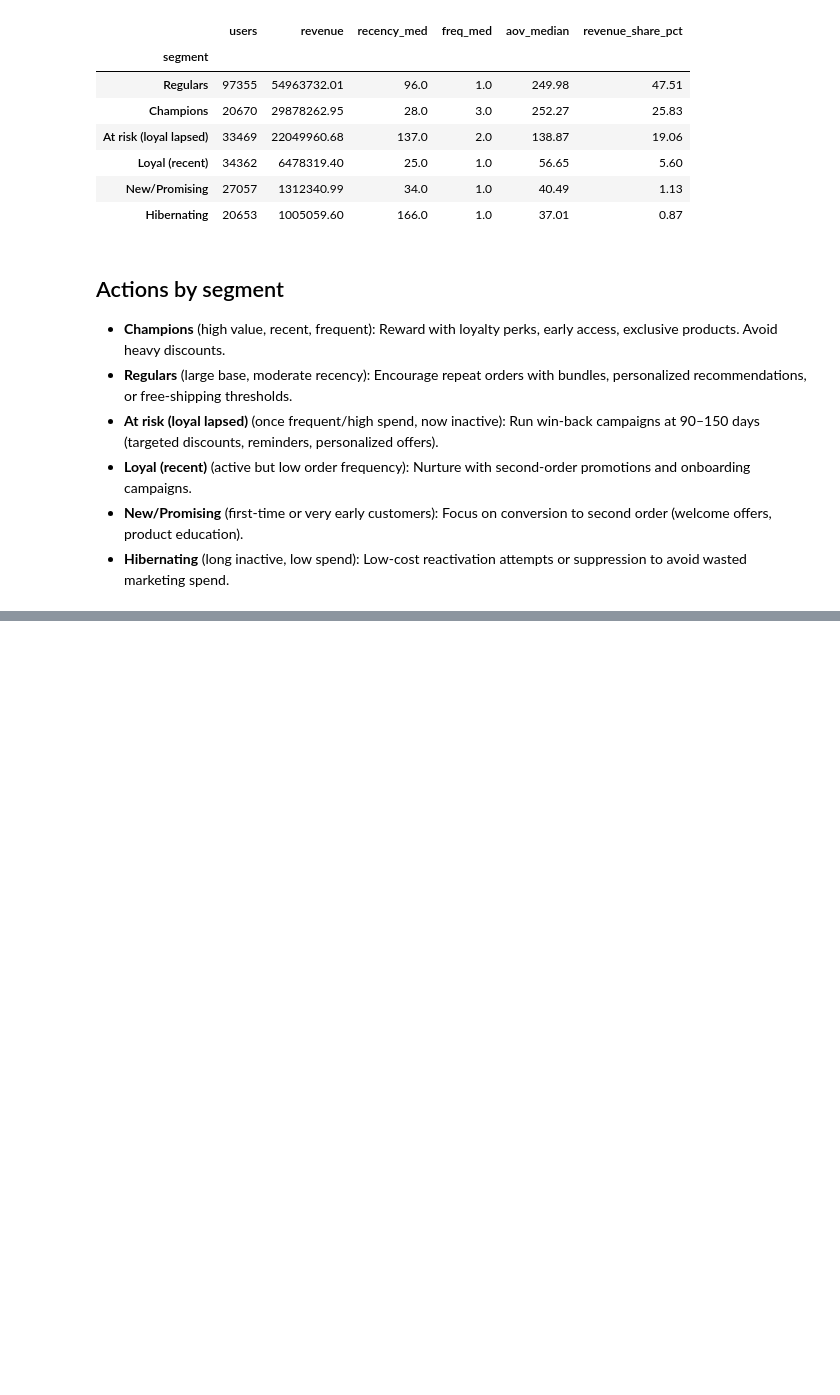
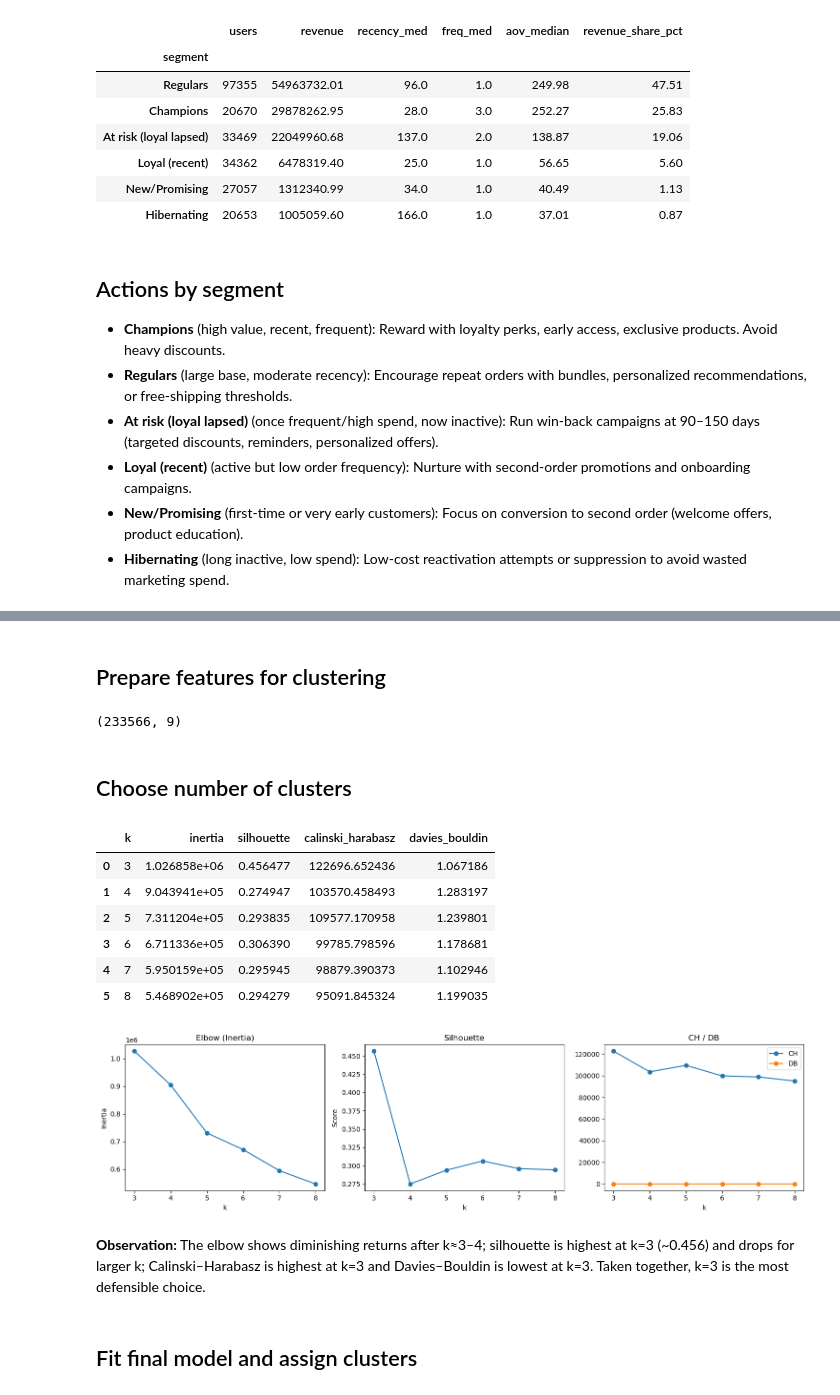
Before and after one commit to ayan978/Customer-Retention-Analysis-and-RFM-Segmentation-in-E-commerce, a Jupyter notebook: notebooks/customer_retention_rfm_segmentation.ipynb, the cells around one changed output, grey strips where cells are left out. Drawn from its saved outputs; the diff is of its cells as text; code cells hidden in the pictures; blank space fills up the shorter version.

Commit message:
clustering and visualization complete

```diff
--- a/notebooks/customer_retention_rfm_segmentation.ipynb
+++ b/notebooks/customer_retention_rfm_segmentation.ipynb
@@ -780,0 +836,63 @@ seg_kpis.round({"revenue":2,"revenue_share_pct":2,"aov_median":2})
+# %% [markdown]
+## Prepare features for clustering
+# %%
+feature_cols = [
+    "recency_days","frequency","monetary","tenure_days",
+    "avg_items_per_order","gap_mean","gap_std",
+    "unique_categories","unique_brands"
+]
+
+X = feat[feature_cols].astype(float).copy()
+
+# log1p for skewed, positive features
+for c in ["recency_days","frequency","monetary","tenure_days",
+          "gap_mean","gap_std","unique_categories","unique_brands"]:
+    X[c] = np.log1p(X[c])
+
+scaler = StandardScaler()
+X_scaled = scaler.fit_transform(X)
+
+X.shape  # rows, cols
+# %% [output]
+(233566, 9)
+# %% [markdown]
+## Choose number of clusters
+# %%
+ks = range(3, 9)
+rows = []
+
+for k in ks:
+    km = MiniBatchKMeans(n_clusters=k, random_state=42, batch_size=2048, n_init="auto")
+    labels = km.fit_predict(X_scaled)
+    rows.append({
+        "k": k,
+        "inertia": km.inertia_,
+        "silhouette": silhouette_score(X_scaled, labels),
+        "calinski_harabasz": calinski_harabasz_score(X_scaled, labels),
+        "davies_bouldin": davies_bouldin_score(X_scaled, labels),
+    })
+
+k_scores = pd.DataFrame(rows)
+display(k_scores)
+
+# Visuals
+fig, axes = plt.subplots(1, 3, figsize=(15,4))
+axes[0].plot(k_scores["k"], k_scores["inertia"], marker="o"); axes[0].set_title("Elbow (Inertia)"); axes[0].set_xlabel("k"); axes[0].set_ylabel("Inertia")
+axes[1].plot(k_scores["k"], k_scores["silhouette"], marker="o"); axes[1].set_title("Silhouette"); axes[1].set_xlabel("k"); axes[1].set_ylabel("Score")
+axes[2].plot(k_scores["k"], k_scores["calinski_harabasz"], marker="o", label="CH")
+axes[2].plot(k_scores["k"], k_scores["davies_bouldin"], marker="o", label="DB")
+axes[2].set_title("CH / DB"); axes[2].set_xlabel("k"); axes[2].legend()
+plt.tight_layout(); plt.show()
+# %% [output]
+|  | k | inertia | silhouette | calinski_harabasz | davies_bouldin |
+| 0 | 3 | 1.026858e+06 | 0.456477 | 122696.652436 | 1.067186 |
+| 1 | 4 | 9.043941e+05 | 0.274947 | 103570.458493 | 1.283197 |
+| 2 | 5 | 7.311204e+05 | 0.293835 | 109577.170958 | 1.239801 |
+| 3 | 6 | 6.711336e+05 | 0.306390 | 99785.798596 | 1.178681 |
+| 4 | 7 | 5.950159e+05 | 0.295945 | 98879.390373 | 1.102946 |
+| 5 | 8 | 5.468902e+05 | 0.294279 | 95091.845324 | 1.199035 |
+[figure, added]
+# %% [markdown]
+**Observation:** The elbow shows diminishing returns after k≈3–4; silhouette is highest at k=3 (~0.456) and drops for larger k; Calinski–Harabasz is highest at k=3 and Davies–Bouldin is lowest at k=3. Taken together, k=3 is the most defensible choice.
+# %% [markdown]
+## Fit final model and assign clusters
```
Also changed, not shown: parts of 12 cells of this notebook.
